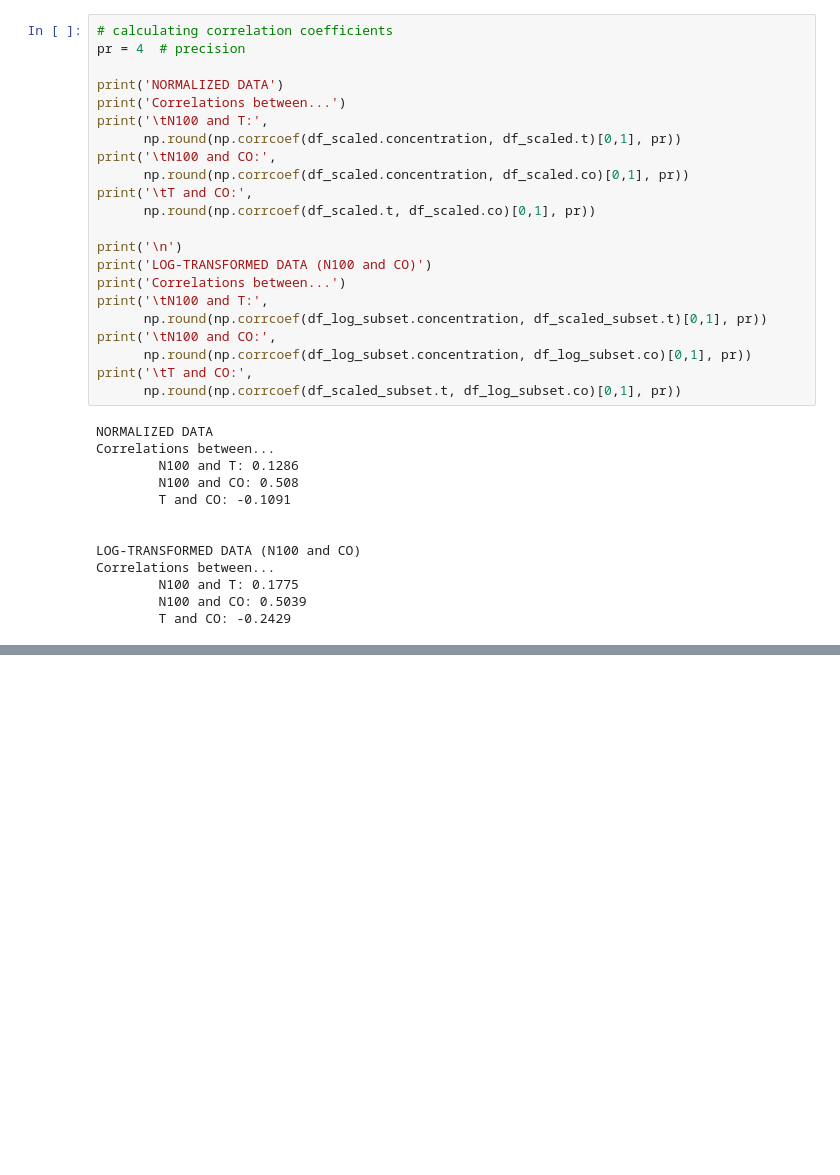
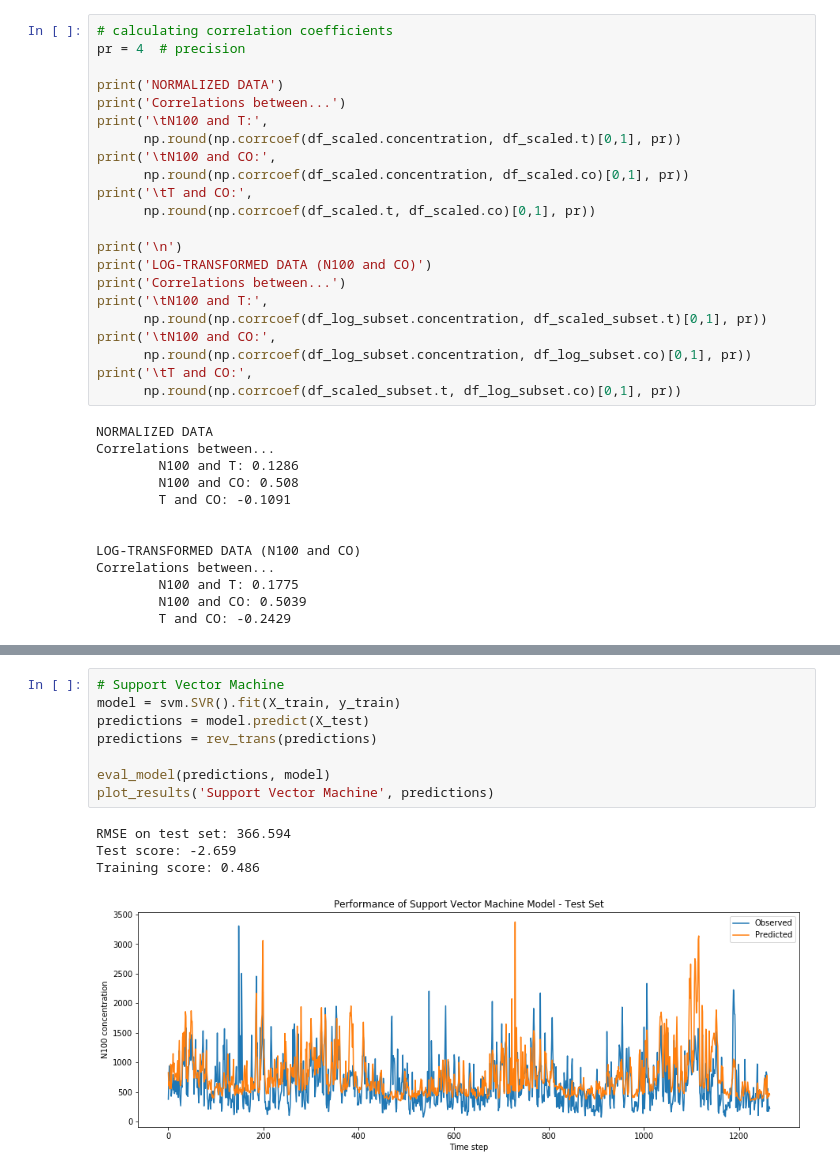
Before and after one commit to ellarauth/aerosol-modeling, a Jupyter notebook: notebooks/explore.ipynb, the cells around one changed output, grey strips where cells are left out. Drawn from its saved outputs; the diff is of its cells as text; blank space fills up the shorter version.

```diff
--- a/notebooks/explore.ipynb
+++ b/notebooks/explore.ipynb
@@ -425,0 +359,13 @@ RMSE on test set: 0.048
+# %%
+# Support Vector Machine
+model = svm.SVR().fit(X_train, y_train)
+predictions = model.predict(X_test)
+predictions = rev_trans(predictions)
+
+eval_model(predictions, model)
+plot_results('Support Vector Machine', predictions)
+# %% [output]
+RMSE on test set: 366.594
+Test score: -2.659
+Training score: 0.486
+[figure, added]
```
Also changed, not shown: parts of 32 cells of this notebook.
